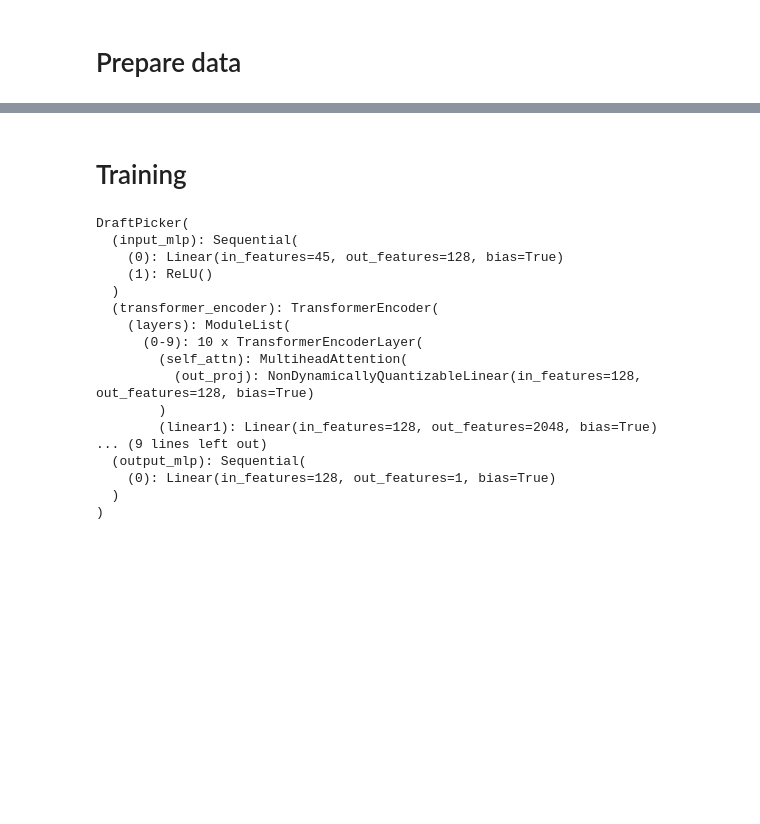
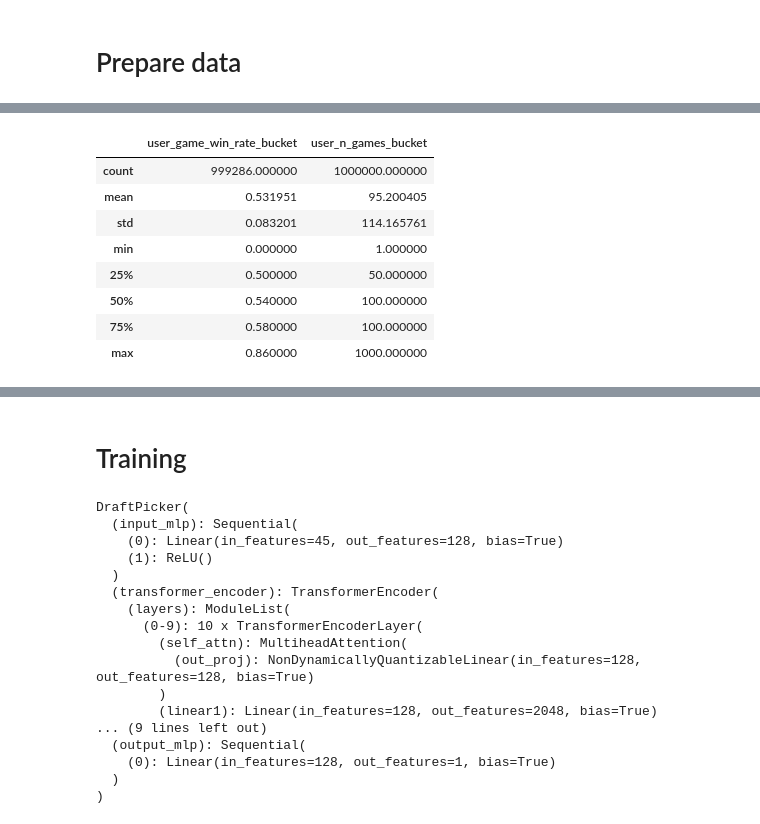
Before and after one commit to gcoter/magic-the-gathering-collection, a Jupyter notebook: notebooks/training.ipynb, the cells around one changed output, grey strips where cells are left out. Cells and saved outputs as stored; diff of their text form; code cells hidden in the pictures; blank space fills up the shorter version.

```diff
--- a/notebooks/training.ipynb
+++ b/notebooks/training.ipynb
@@ -22,0 +37,12 @@ draft_data_df = pd.read_csv(draft_data_path, nrows=100_000, dtype=dtypes_dict)
+# %%
+draft_data_df[["user_game_win_rate_bucket", "user_n_games_bucket"]].describe()
+# %% [output]
+|  | user_game_win_rate_bucket | user_n_games_bucket |
+| count | 999286.000000 | 1000000.000000 |
+| mean | 0.531951 | 95.200405 |
+| std | 0.083201 | 114.165761 |
+| min | 0.000000 | 1.000000 |
+| 25% | 0.500000 | 50.000000 |
+| 50% | 0.540000 | 100.000000 |
+| 75% | 0.580000 | 100.000000 |
+| max | 0.860000 | 1000.000000 |
```
Also changed, not shown: parts of 15 cells of this notebook, 1 other file.
